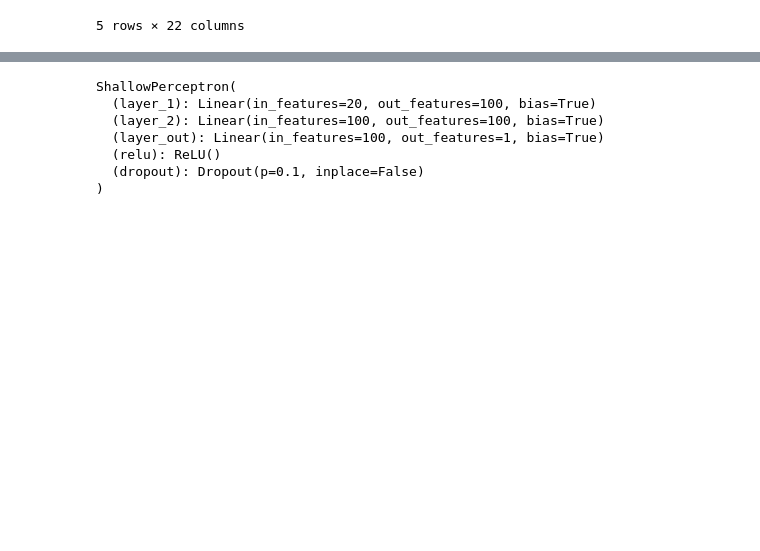
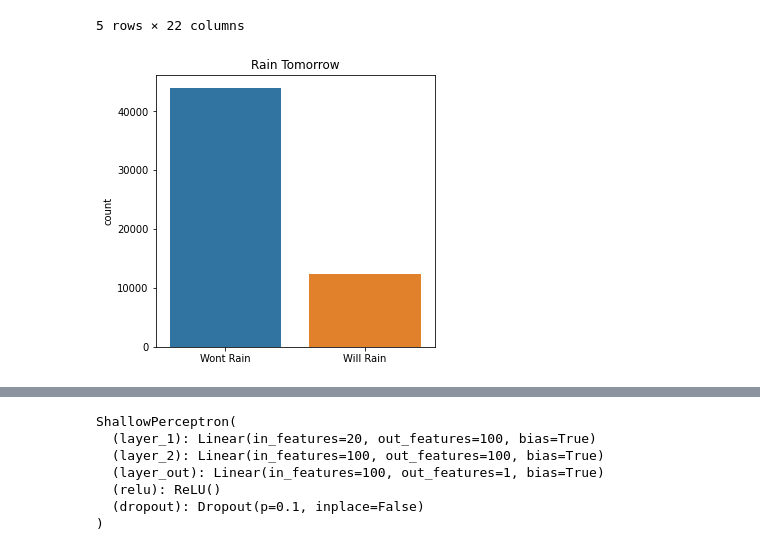
Before and after one commit to nastyavar99/HW_Varennikova_7_term, a Jupyter notebook: HW3/PyTorch weather classification.ipynb, the cells around one changed output, grey strips where cells are left out. Drawn from its saved outputs; the diff is of its cells as text; code cells hidden in the pictures; blank space fills up the shorter version.

```diff
--- a/HW3/PyTorch weather classification.ipynb
+++ b/HW3/PyTorch weather classification.ipynb
@@ -51,3 +73,17 @@ df.head()
 | 6053 | Cobar | 21.9 | 38.4 | 0.0 | 11.4 | 12.2 | WNW | 31.0 | WNW | ... |
 | 6054 | Cobar | 24.2 | 41.0 | 0.0 | 11.2 | 8.4 | WNW | 35.0 | NW | ... |
 5 rows × 22 columns
+# %%
+fig, ax = plt.subplots(figsize = (5, 5))
+sns.countplot(x = df.RainTomorrow_int.values, data=df)
+labels = [item.get_text() for item in ax.get_xticklabels()]
+labels[0] = 'Wont Rain'
+labels[1] = 'Will Rain'
+ax.set_xticklabels(labels)
+ax.set_title('Rain Tomorrow')
+plt.show()
+
+# Судя по графику, есть большой перевес в сторону примеров данных с меткой Wont Rain,
+# скорее всего при обучении модель будет с большим количеством ошибок определять данные с лейблом Will Rain
+# %% [output]
+[figure, added]
```
Also changed, not shown: parts of 4 cells of this notebook.
